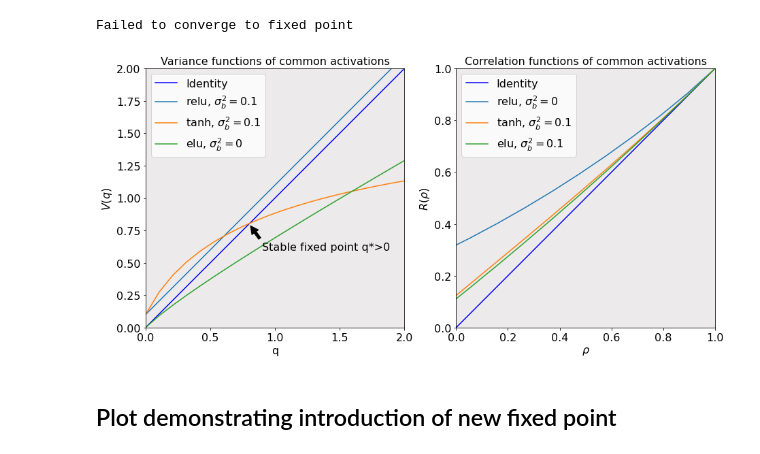
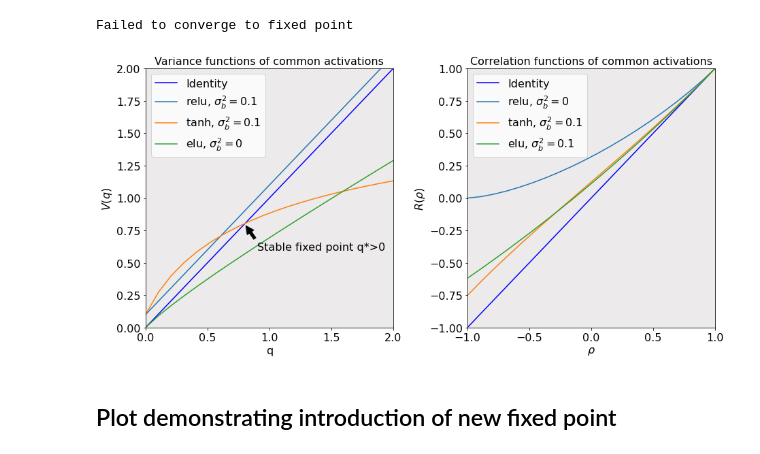
Before and after one commit to Cross-Caps/AFLI, a Jupyter notebook: Notebook/Figure_Correlation_Moment_Ratio_Bounds.ipynb, the cells around one changed output. Saved outputs shown, nothing was run; the diff lists cells and outputs as text; code cells hidden in the pictures.

```diff
--- a/Notebook/Figure_Correlation_Moment_Ratio_Bounds.ipynb
+++ b/Notebook/Figure_Correlation_Moment_Ratio_Bounds.ipynb
@@ -180,8 +180,8 @@ def kernel_var(z):
     return np.exp(-0.5*z**2)/np.sqrt(2*np.pi)
 
 # Define function lookup tables so can pass string arguments:
-act_funcs={'relu': relu, 'elu':elu, 'tanh': tanh, 'htanh':htanh, 'logistic': logistic, 'sinusoid':sinusoid, 'gauss': gauss, 'h_tanh': h_tanh, 'h_sine':h_sine, 'h_exp': h_exp, 'h_saw': h_saw}
-diff_act_funcs = {'relu': diff_relu, 'elu':diff_elu, 'tanh': diff_tanh, 'htanh':diff_htanh, 'logistic': diff_logistic, 'sinusoid':diff_sinusoid, 'gauss': diff_gauss, 'h_tanh': diff_h_tanh, 'h_sine':diff_h_sine, 'h_exp': diff_h_exp, 'h_saw': diff_h_saw}
+act_funcs={'relu': relu,'ReLU': relu, 'elu':elu,'ELU': elu, 'tanh': tanh, 'htanh':htanh,'Tanh': tanh, 'Htanh':htanh, 'logistic': logistic, 'sinusoid':sinusoid, 'gauss': gauss, 'h_tanh': h_tanh, 'h_sine':h_sine, 'h_exp': h_exp, 'h_saw': h_saw}
+diff_act_funcs = {'relu': diff_relu, 'elu':diff_elu, 'tanh': diff_tanh, 'htanh':diff_htanh,'ReLU': diff_relu, 'ELU':diff_elu, 'Tanh': diff_tanh, 'Htanh':diff_htanh, 'logistic': diff_logistic, 'sinusoid':diff_sinusoid, 'gauss': diff_gauss, 'h_tanh': diff_h_tanh, 'h_sine':diff_h_sine, 'h_exp': diff_h_exp, 'h_saw': diff_h_saw}
 # %% [markdown]
 **Decorators for computing activation functions and key statistics**
 # %%
@@ -580,35 +580,36 @@ fig, ax = plt.subplots(1,2,figsize=(15,7))
 ax[0].plot(v,v,color='blue', label = 'Identity')
 ax[0].plot(v,V[1,0],label= activation_list[0] + ', $\sigma_b^2 = 0.1$')
 ax[0].plot(v,V[1,1],label=activation_list[1] + ', $\sigma_b^2 = 0.1$')
 ax[0].plot(v,V[0,2],label=activation_list[2] + ', $\sigma_b^2 = 0$')
 ax[0].annotate('Stable fixed point q*>0', xy=(0.8, 0.8), xytext=(0.9, 0.6), arrowprops=dict(facecolor='black', shrink=0.1),fontsize=16)
 ax[0].set_title('Variance functions of common activations',fontsize=16)
 ax[0].set_ylabel(r'$V(q)$',fontsize=16)
 ax[0].set_xlabel('q',fontsize=16)
 ax[0].set_xlim(vlb,vub)
 ax[0].set_ylim(vlb,vub)
 ax[0].legend(fontsize=16)
 ax[0].tick_params(axis='both', labelsize=16)
 ax[0].set_facecolor('#ECEAEA')
 
 # CORRELATION PLOT
-xlb = 0
+xlb = -1
 xub = 1
 ax[1].plot(x,x,color='blue', label = 'Identity')
 ax[1].plot(x,R[0,0],label=activation_list[0] + ', $\sigma_b^2 = 0$')
 ax[1].plot(x,R[1,1],label=activation_list[1] + ', $\sigma_b^2 = 0.1$')
 ax[1].plot(x,R[1,2],label=activation_list[2] + ', $\sigma_b^2 = 0.1$')
 ax[1].set_title('Correlation functions of common activations',fontsize=16)
 ax[1].set_ylabel(r'$R(\rho)$',fontsize=16)
 ax[1].set_xlabel(r'$\rho$',fontsize=16)
 ax[1].set_xlim(xlb,xub)
 ax[1].set_ylim(xlb,xub)
 ax[1].legend(fontsize=16)
 ax[1].tick_params(axis='both', labelsize=16)
 ax[1].set_facecolor('#ECEAEA')
+fig.subplots_adjust(left=None, bottom=None, right=None, top=None, wspace=.3)
 plt.show()
 # %% [output]
-[figure, old version]
+[figure, new version]
 # %% [markdown]
 ## Plot demonstrating introduction of new fixed point
 # %%
```
Also changed, not shown: parts of 5 cells of this notebook.
